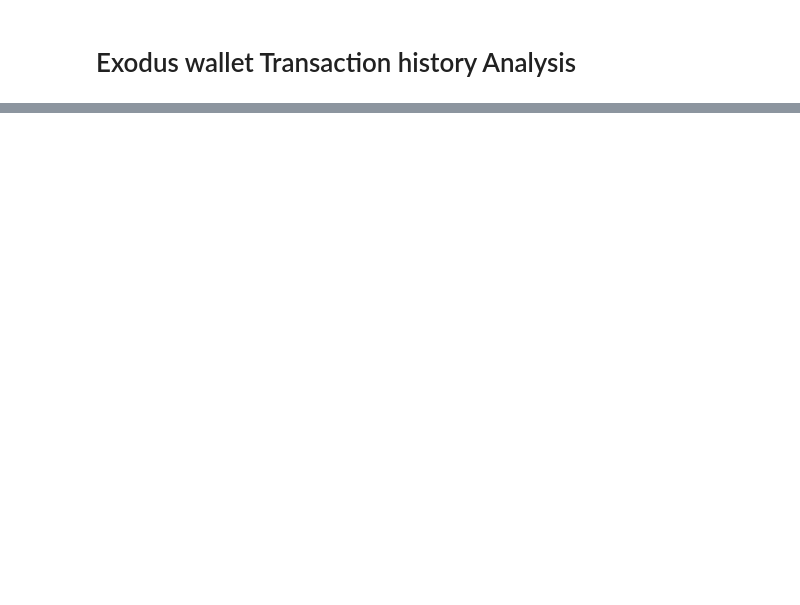
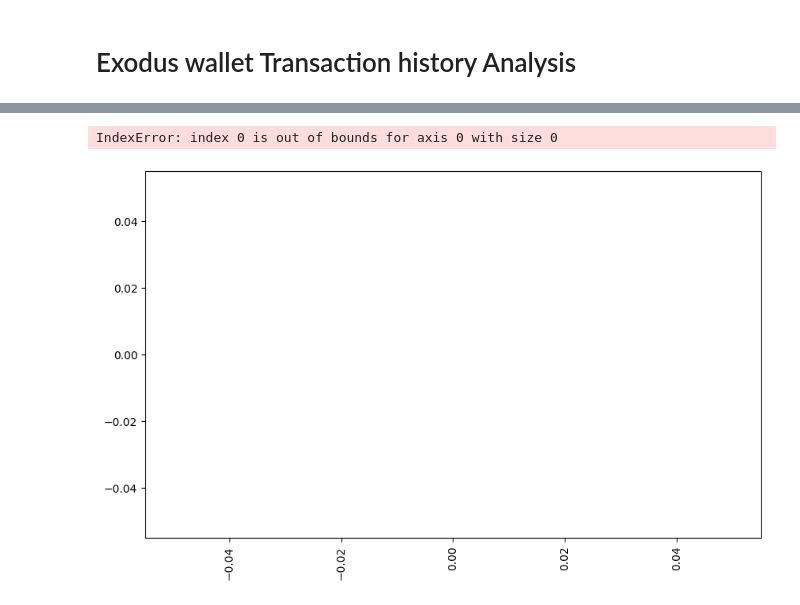
Before and after one commit to gappeah/exodus_analysis, a Jupyter notebook: main.ipynb, the cells around one changed output, grey strips where cells are left out. Saved outputs shown, nothing was run; the diff lists cells and outputs as text; code cells hidden in the pictures; blank space fills up the shorter version.

```diff
--- a/main.ipynb
+++ b/main.ipynb
@@ -27,2 +10,0 @@ display(data)
-# %%
-data['OUTAMOUNT'] = data['OUTAMOUNT'].fillna(0)
@@ -44,0 +44,21 @@ display(data)
+# %%
+# Convert DATE to datetime format
+data['DATE'] = pd.to_datetime(data['DATE'])
+
+# Extract year, month, week, day for analysis
+data['YEAR'] = data['DATE'].dt.year
+data['MONTH'] = data['DATE'].dt.month
+data['WEEK'] = data['DATE'].dt.isocalendar().week
+data['DAY'] = data['DATE'].dt.day
+# %%
+#Next, summarize the inflows (deposits) and outflows (withdrawals) on different time scales:
+
+# Group data by year, month, week, and day
+
+# Summarize inflows and outflows on a daily, weekly, monthly, and yearly basis
+inflows = data[data['TYPE'] == 'deposit'].groupby(['YEAR', 'MONTH', 'DAY'])['INAMOUNT'].sum()
+outflows = data[data['TYPE'] == 'withdrawal'].groupby(['YEAR', 'MONTH', 'DAY'])['OUTAMOUNT'].sum()
+
+# You can similarly group by WEEK or MONTH if needed
+monthly_inflows = data[data['TYPE'] == 'deposit'].groupby(['YEAR', 'MONTH'])['INAMOUNT'].sum()
+monthly_outflows = data[data['TYPE'] == 'withdrawal'].groupby(['YEAR', 'MONTH'])['OUTAMOUNT'].sum()
@@ -44,0 +118,15 @@ display(data)
+# %%
+# Create a pivot table with cryptocurrencies as columns
+crypto_inflows = inflows.pivot_table(index=None, columns='INCURRENCY', aggfunc='size', fill_value=0)
+
+# Create a bar chart of the different cryptocurrency inflows
+plt.figure(figsize=(10, 6))
+crypto_inflows.plot(kind='bar')
+plt.title('Cryptocurrency Inflows')
+plt.xlabel('Cryptocurrency')
+plt.ylabel('Number of Inflows')
+plt.xticks(rotation=0)  # No rotation needed since labels are short
+plt.show()
+# %% [output]
+IndexError: index 0 is out of bounds for axis 0 with size 0
+[figure, added]
```
Also changed, not shown: parts of 12 cells of this notebook.
